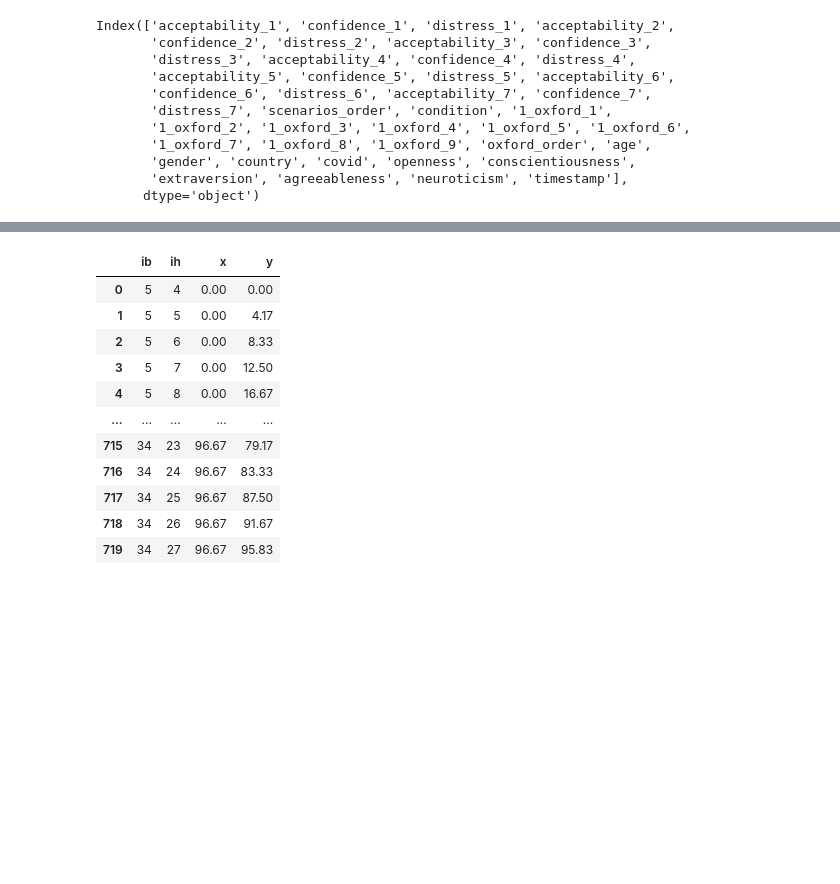
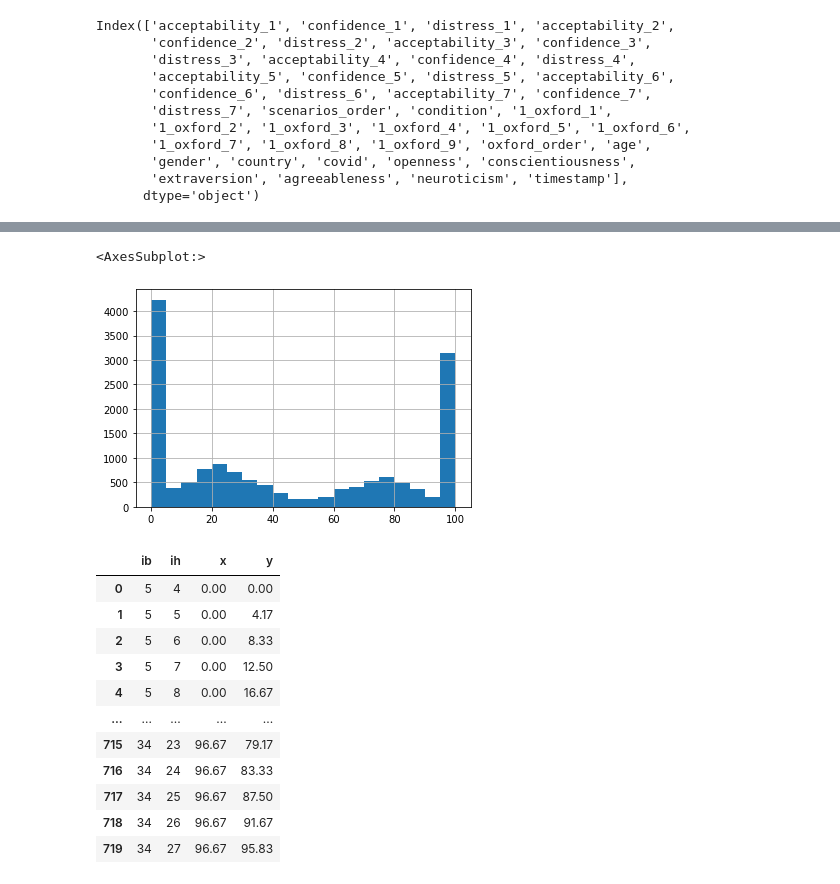
Before and after one commit to juancuiule/eglc-notebooks, a Jupyter notebook: morales-pandemicas/morales-pandemicas.ipynb, the cells around one changed output, grey strips where cells are left out. Cells and saved outputs as stored; diff of their text form; code cells hidden in the pictures; blank space fills up the shorter version.

```diff
--- a/morales-pandemicas/morales-pandemicas.ipynb
+++ b/morales-pandemicas/morales-pandemicas.ipynb
@@ -70,3 +65,8 @@ csv['acceptability_1'].hist(bins=20)
+# %%
+csv['acceptability_5'].hist(bins=20)
+# %% [output]
+<AxesSubplot:>
+[figure, added]
 # %%
 # impartial beneficence (IB)
 columns_ib = ['1_oxford_1','1_oxford_2', '1_oxford_3', '1_oxford_4', '1_oxford_5']
```
Also changed, not shown: parts of 9 cells of this notebook.
